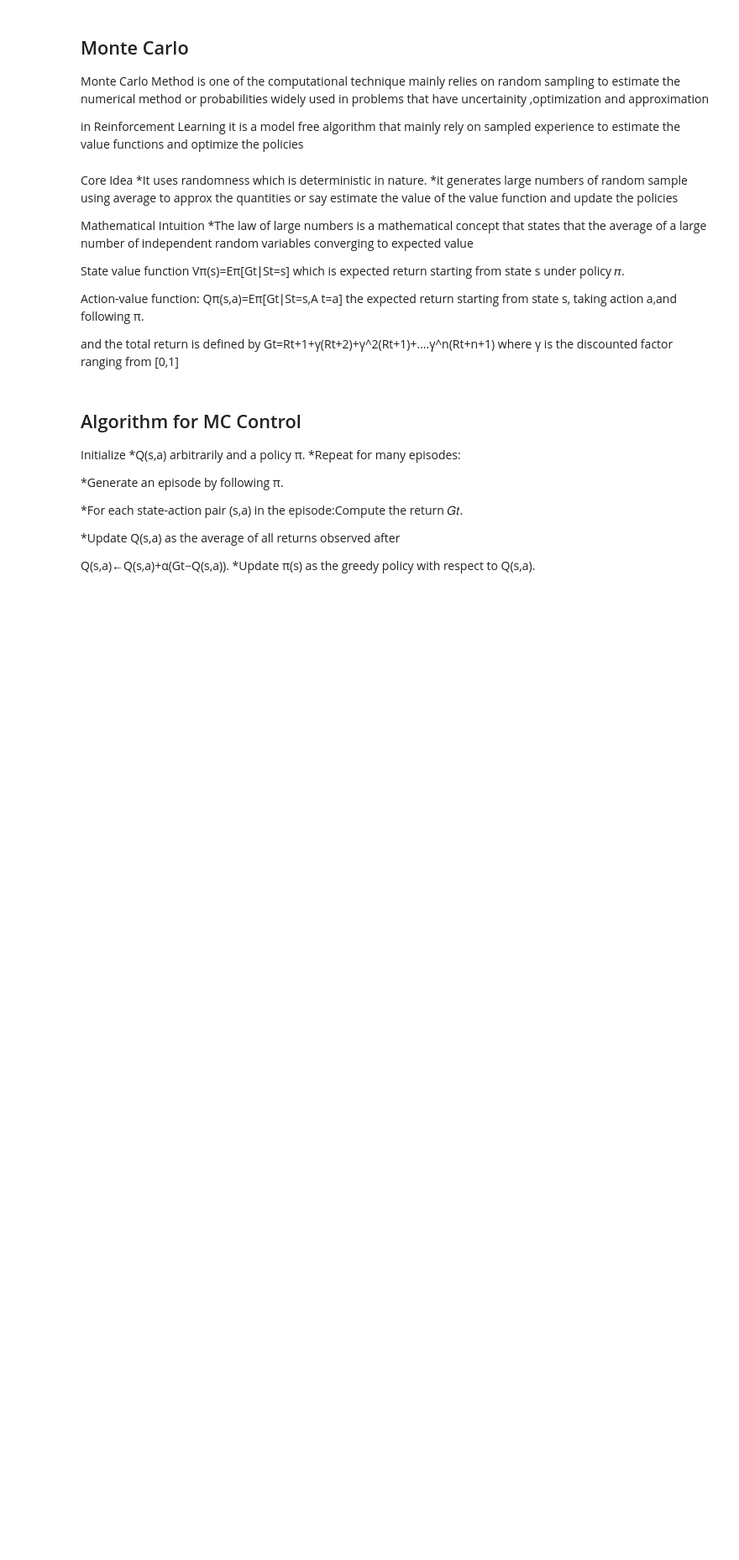
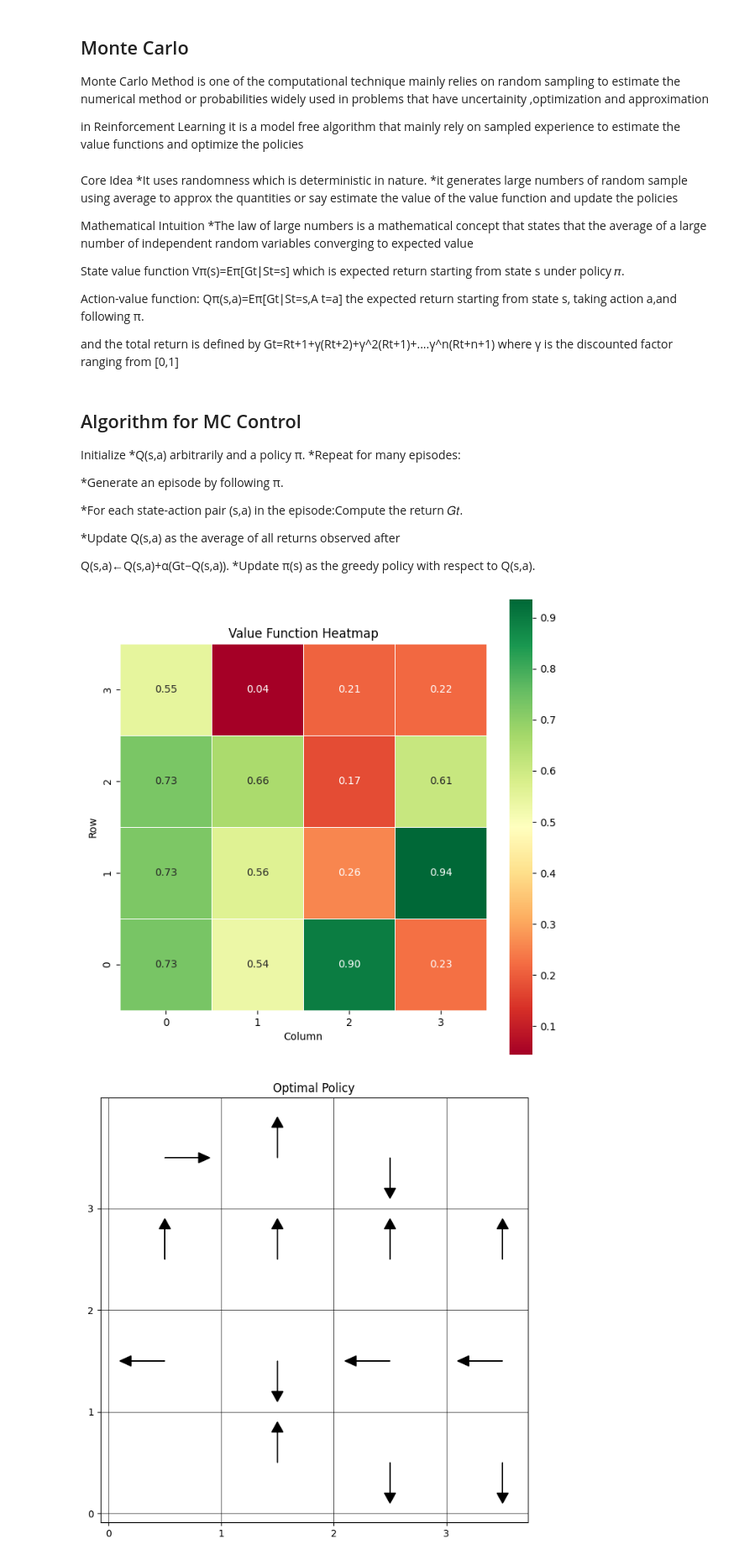
Before and after one commit to joshIsac/Reinforcement-learning, a Jupyter notebook: 2348523_lab5_Model-Free Prediction & Control With Monte Carlo (MC).ipynb, the cells around one changed output. Shown at 84% size. Saved outputs shown, nothing was run; the diff lists cells and outputs as text; code cells hidden in the pictures; blank space fills up the shorter version.

```diff
--- a/2348523_lab5_Model-Free Prediction & Control With Monte Carlo (MC).ipynb
+++ b/2348523_lab5_Model-Free Prediction & Control With Monte Carlo (MC).ipynb
@@ -130,0 +196,44 @@ class Monte_carlo:
+# %%
+# Grid-World Environment Parameters
+grid_size = 4  # Size of the grid (4x4)
+start_state = (0, 0)  # Starting position (top-left corner)
+end_state = (3, 3)  # Terminal position (bottom-right corner)
+
+# Define the rewards for specific state-action pairs
+# Key: ((state_row, state_col), action), Value: reward
+rewards = {
+    ((3, 2), 'right'): 1,   # Moving right to reach the goal at (3, 3)
+    ((2, 2), 'right'): 0.5,
+    ((1, 2), 'right'): 0.5,
+    ((1, 1), 'down'): 0.3,
+    ((2, 1), 'up'): 0.3,
+    ((1, 3), 'left'): 1.2,  # Strategic shortcut
+    ((1, 0), 'down'): -1,    # Trap at (1, 0)
+    ((0, 1), 'left'): -1,
+    ((2, 0), 'down'): -2,
+    ((3, 1), 'right'): -5,   # Severe obstacle
+    ((3, 0), 'down'): -3,
+}
+
+discount_factor=0.9
+# initializing the gridworld environment
+decision_model = MDP_Grid(grid_size, start_state, rewards, discount_factor)
+
+# Create the Monte Carlo agent
+monte_carlo = Monte_carlo(grid_size=grid_size, start_state=start_state, end_state=end_state)
+# %%
+
+# Perform Monte Carlo Control for 1000 episodes
+monte_carlo.mc_control(decision_model, episodes=1000)
+
+
+# Print the optimal policy for reference
+optimal_policy = monte_carlo.get_optimal_policy()
+final_value_function = np.random.random((grid_size, grid_size))
+
+# showing the learned policy and value function
+visualize_value_function(final_value_function, grid_size)
+visualize_policy(optimal_policy, grid_size)
+# %% [output]
+[figure, added]
+[figure, added]
```
Also changed, not shown: parts of 2 cells of this notebook.
